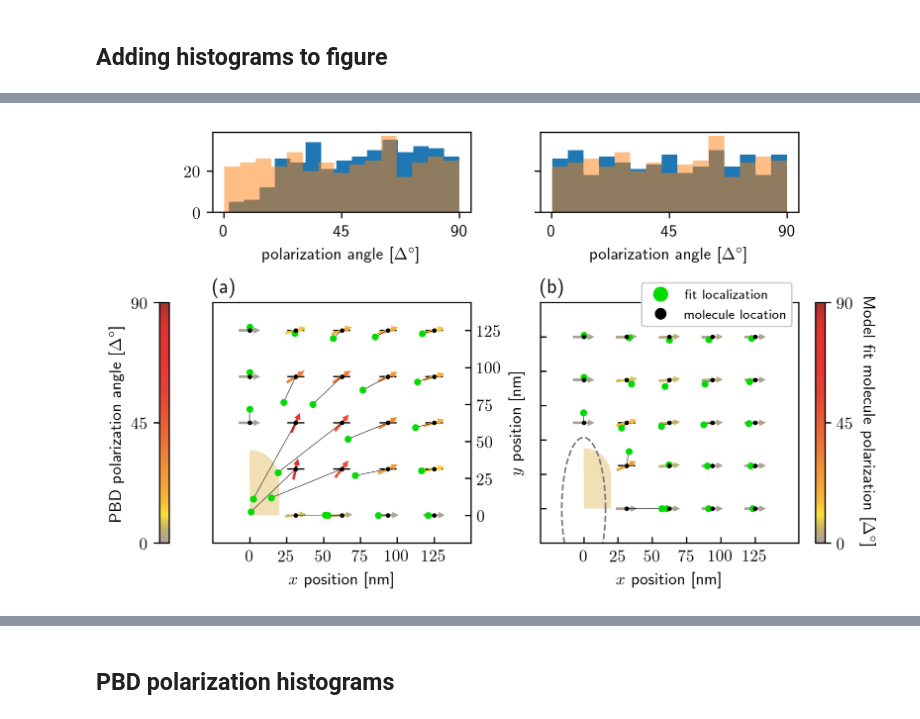
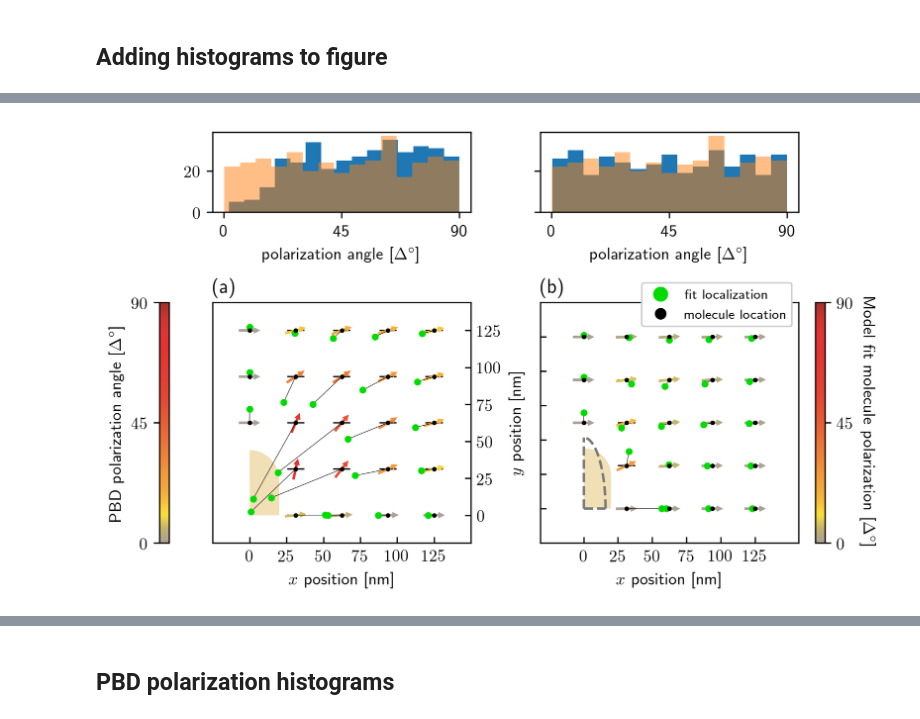
Before and after one commit to HarrisonGoldwyn/mispolarization, a Jupyter notebook: solving_problems/notebooks/mispol_paper_fig5_histograms.ipynb, the cells around one changed output, grey strips where cells are left out. Drawn from its saved outputs; the diff is of its cells as text; code cells hidden in the pictures.

```diff
--- a/solving_problems/notebooks/mispol_paper_fig5_histograms.ipynb
+++ b/solving_problems/notebooks/mispol_paper_fig5_histograms.ipynb
@@ -800,0 +25,3 @@ fig5(simTestInst_few_mol_h_100, test_BEM_fit_instance_few_mol_h_100,
+# %%
+loaded_fit_inst = bem.LoadedFit('fig5/fig5')
+fig5 = bem.fig5(loaded_fit_inst.loaded_sim_exp_instance, loaded_fit_inst, draw_quadrant=True)
@@ -1001,17 +233,17 @@ def fig5_whist(
 
         # Change yaxis to probability
 # %%
-loaded_fit_randAngles = LoadedFit('fig5/randAngle125_shr')
+loaded_fit_randAngles = bem.LoadedFit('fig5/randAngle125_shr')
 # %%
 fig5_whist(
-    simTestInst_few_mol_h_100,
-    test_BEM_fit_instance_few_mol_h_100,
+    loaded_fit_inst.loaded_sim_exp_instance,
+    loaded_fit_inst,
     loaded_fit_randAngles.loaded_sim_exp_instance,
     loaded_fit_randAngles,
 #     [-20,160,-20,160],
 #     quiv_tick_list=np.linspace(0,300,3),
 #     quiv_ticklabel_list=[r'$0$', r'$150$',r'$300$'],
 #     fig_size=(6.5, 2.8)
     )
 # %% [output]
-[figure, old version]
+[figure, new version]
```
Also changed, not shown: parts of 36 cells of this notebook, 2 other files.
